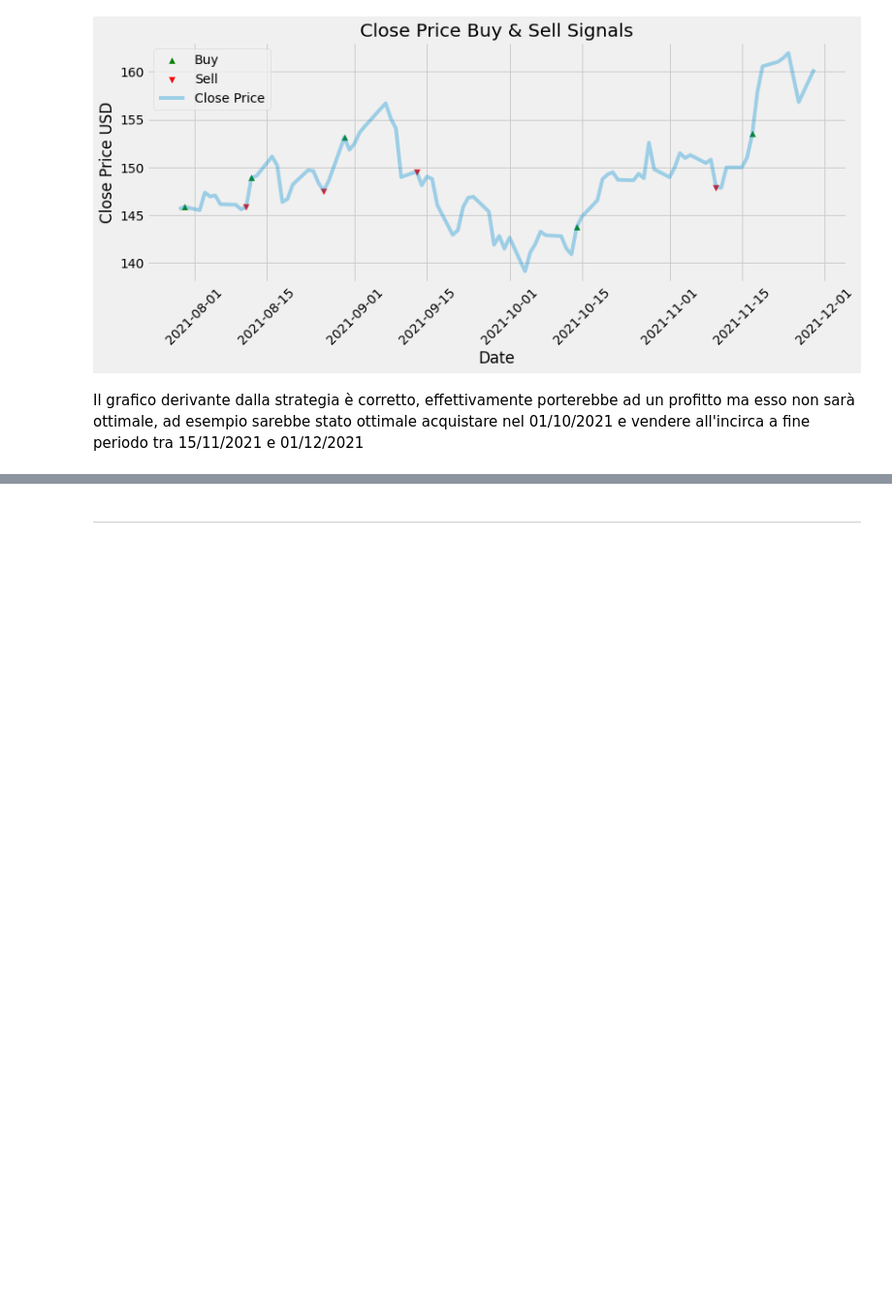
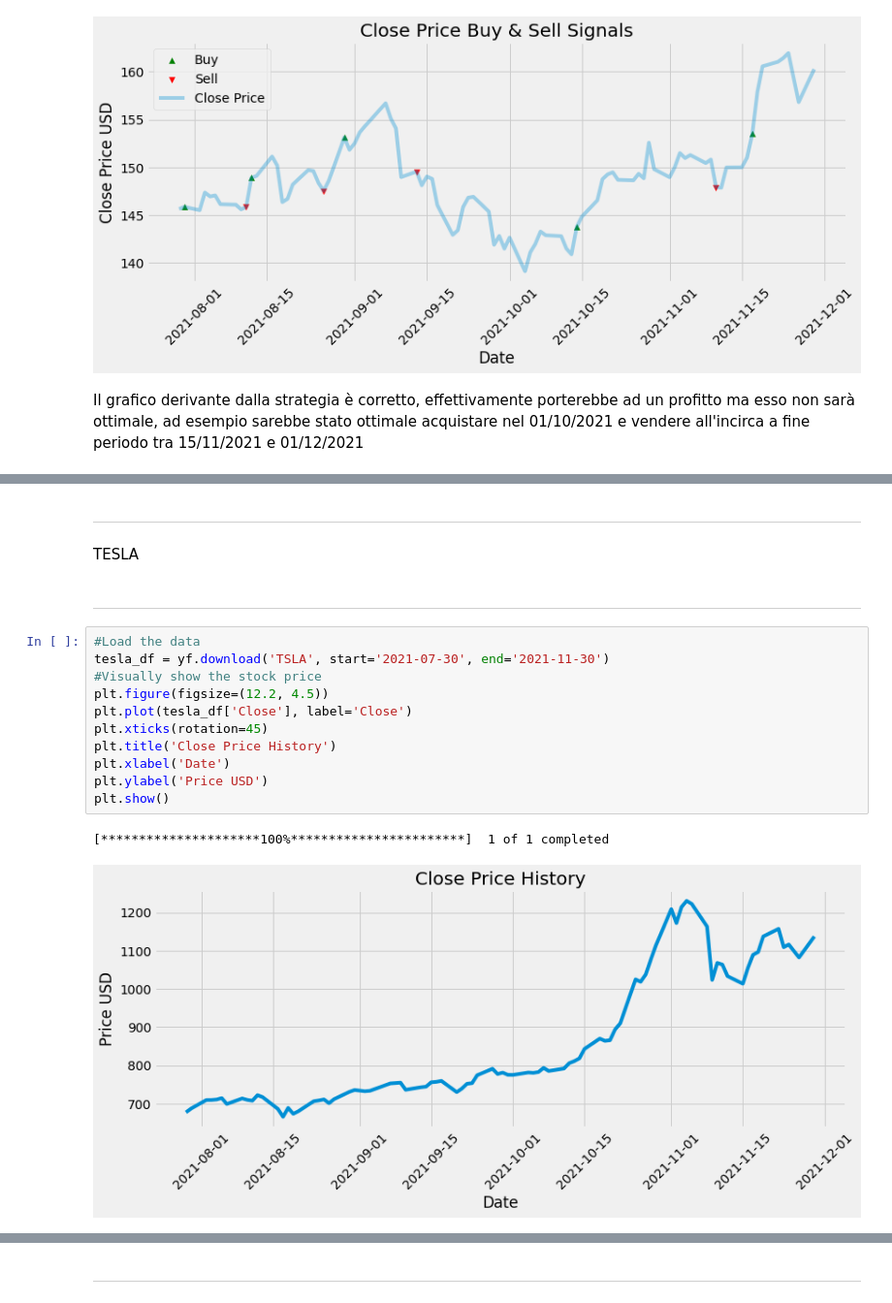
Before and after one commit to Simonotos/BusinessProject, a Jupyter notebook: BusinessProject.ipynb, the cells around one changed output, grey strips where cells are left out. Shown at 97% size. Drawn from its saved outputs; the diff is of its cells as text; blank space fills up the shorter version.

```diff
--- a/BusinessProject.ipynb
+++ b/BusinessProject.ipynb
@@ -2485,0 +2765,20 @@ Il grafico derivante dalla strategia è corretto, effettivamente porterebbe ad u
+# %% [markdown]
+________________________________________________________________________________________________
+# %% [markdown]
+TESLA
+# %% [markdown]
+________________________________________________________________________________________________
+# %%
+#Load the data
+tesla_df = yf.download('TSLA', start='2021-07-30', end='2021-11-30')
+#Visually show the stock price
+plt.figure(figsize=(12.2, 4.5))
+plt.plot(tesla_df['Close'], label='Close')
+plt.xticks(rotation=45)
+plt.title('Close Price History')
+plt.xlabel('Date')
+plt.ylabel('Price USD')
+plt.show()
+# %% [output]
+[*********************100%***********************]  1 of 1 completed
+[figure, added]
```
Also changed, not shown: parts of 109 cells of this notebook.
